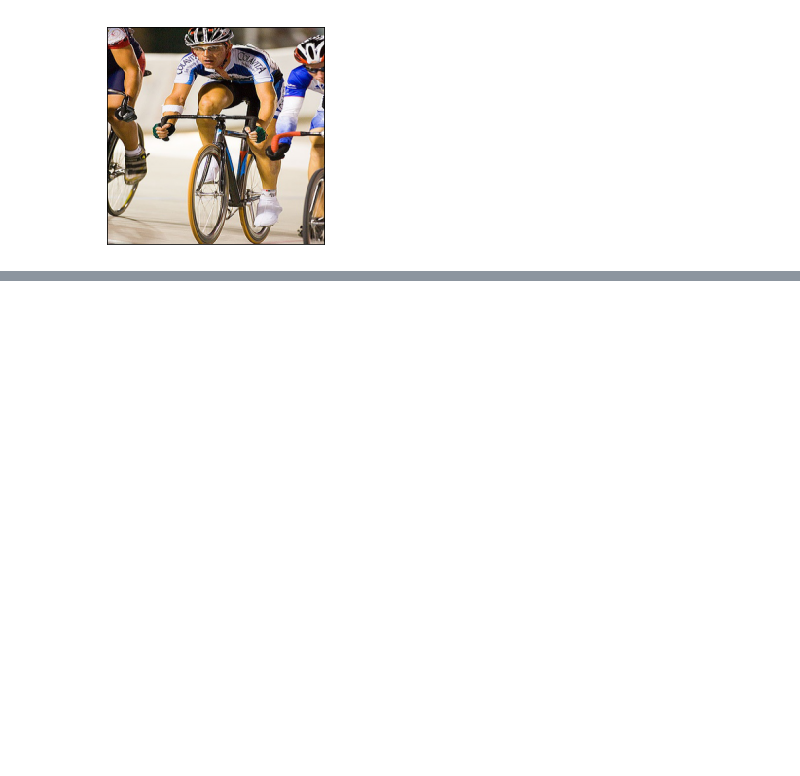
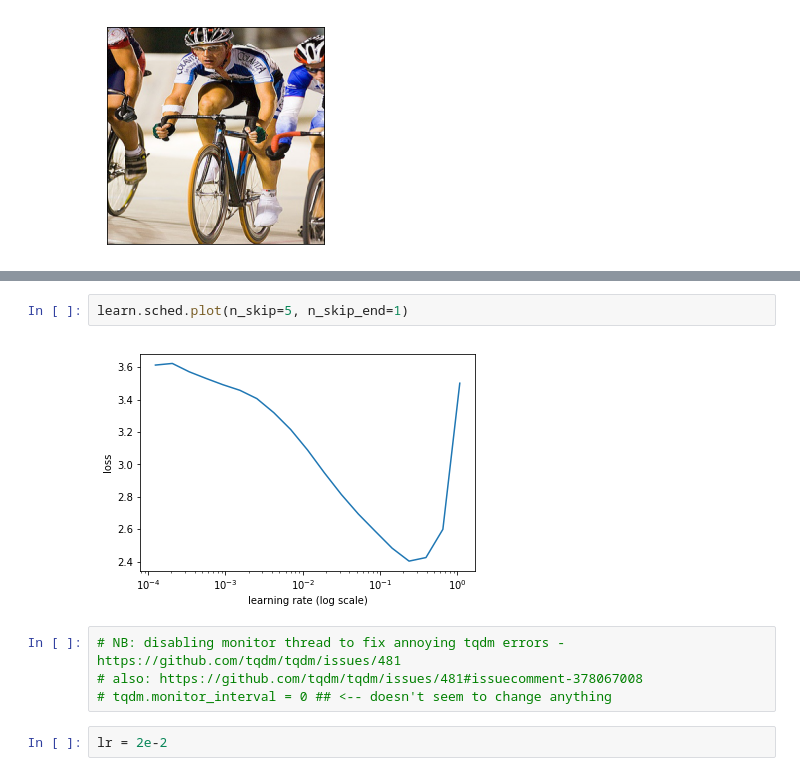
Before and after one commit to WNoxchi/deeplearningstudy, a Jupyter notebook: FADL2/code-along_lesson-8-pascal_object-detection.ipynb, the cells around one changed output, grey strips where cells are left out. Cells and saved outputs as stored; diff of their text form; blank space fills up the shorter version.

```diff
--- a/FADL2/code-along_lesson-8-pascal_object-detection.ipynb
+++ b/FADL2/code-along_lesson-8-pascal_object-detection.ipynb
@@ -310,0 +345,10 @@ Clipping input data to the valid range for imshow with RGB data ([0..1] for floa
+# %%
+learn.sched.plot(n_skip=5, n_skip_end=1)
+# %% [output]
+[figure, added]
+# %%
+# NB: disabling monitor thread to fix annoying tqdm errors - https://github.com/tqdm/tqdm/issues/481
+# also: https://github.com/tqdm/tqdm/issues/481#issuecomment-378067008
+# tqdm.monitor_interval = 0 ## <-- doesn't seem to change anything
+# %%
+lr = 2e-2
```
Also changed, not shown: parts of 50 cells of this notebook.
